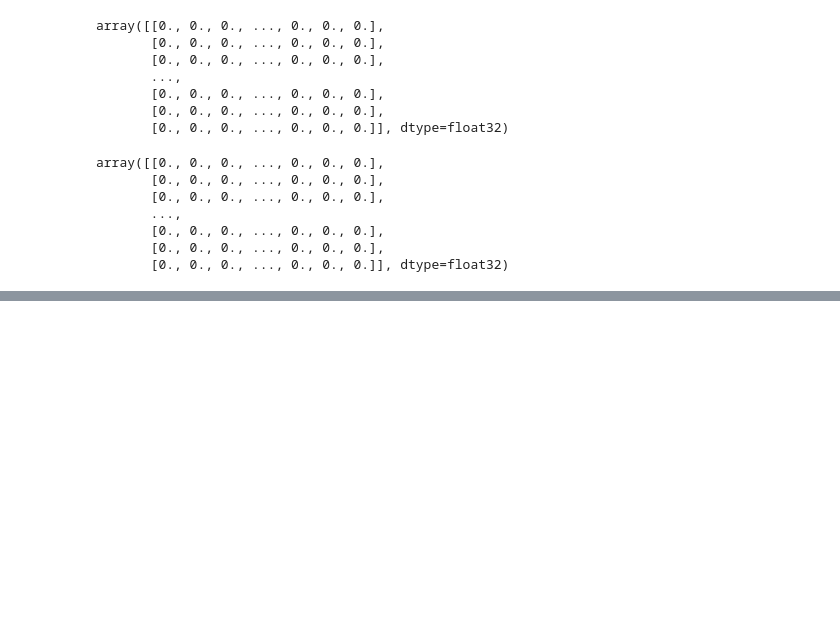
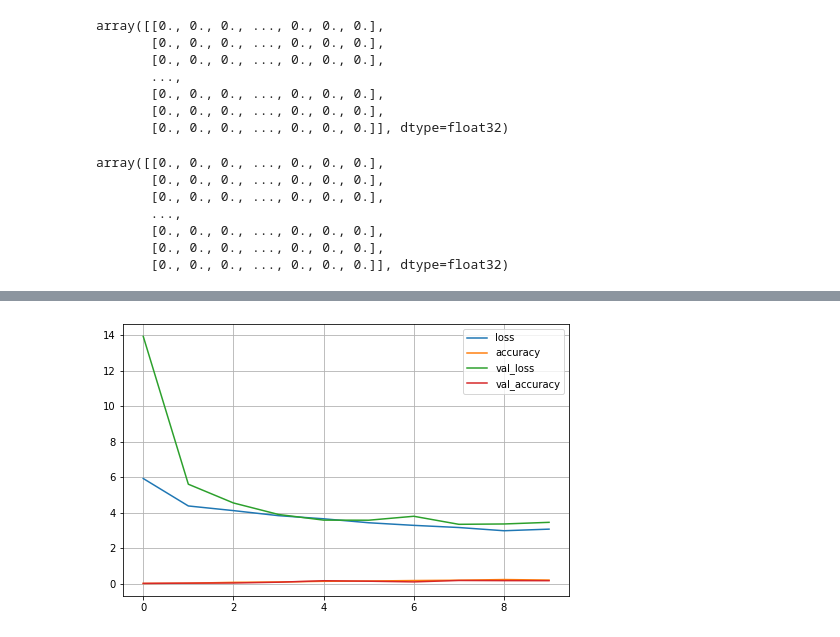
Before and after one commit to Gaurav1401/Deep-Learning, a Jupyter notebook: Practice/CNN/TMLC/102_Category_Flower_Dataset.ipynb, the cells around one changed output, grey strips where cells are left out. Drawn from its saved outputs; the diff is of its cells as text; code cells hidden in the pictures; blank space fills up the shorter version.

```diff
--- a/Practice/CNN/TMLC/102_Category_Flower_Dataset.ipynb
+++ b/Practice/CNN/TMLC/102_Category_Flower_Dataset.ipynb
@@ -297,3 +304,9 @@ Epoch 7/20
+# %%
+pd.DataFrame(history.history).plot(figsize = (8, 5))
+plt.grid(True)
+plt.show()
+# %% [output]
+[figure, added]
 # %%
 # Model Evaluation
 loss, acc = model.evaluate(val_dataset, steps=50)
```
Also changed, not shown: parts of 19 cells of this notebook.
